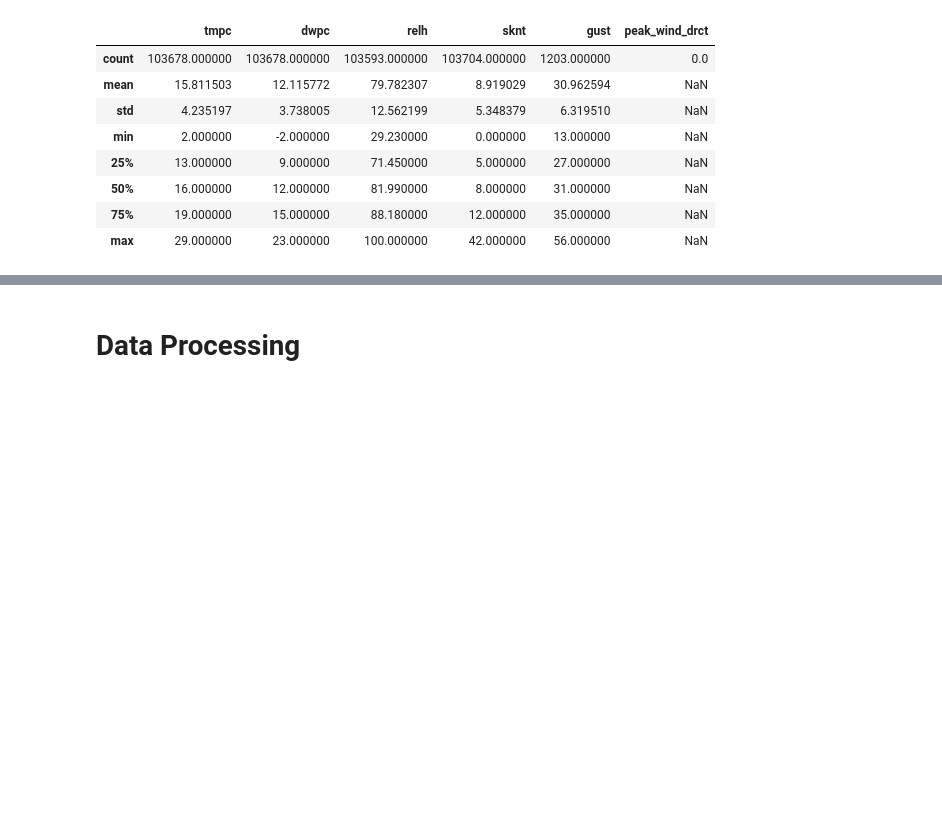
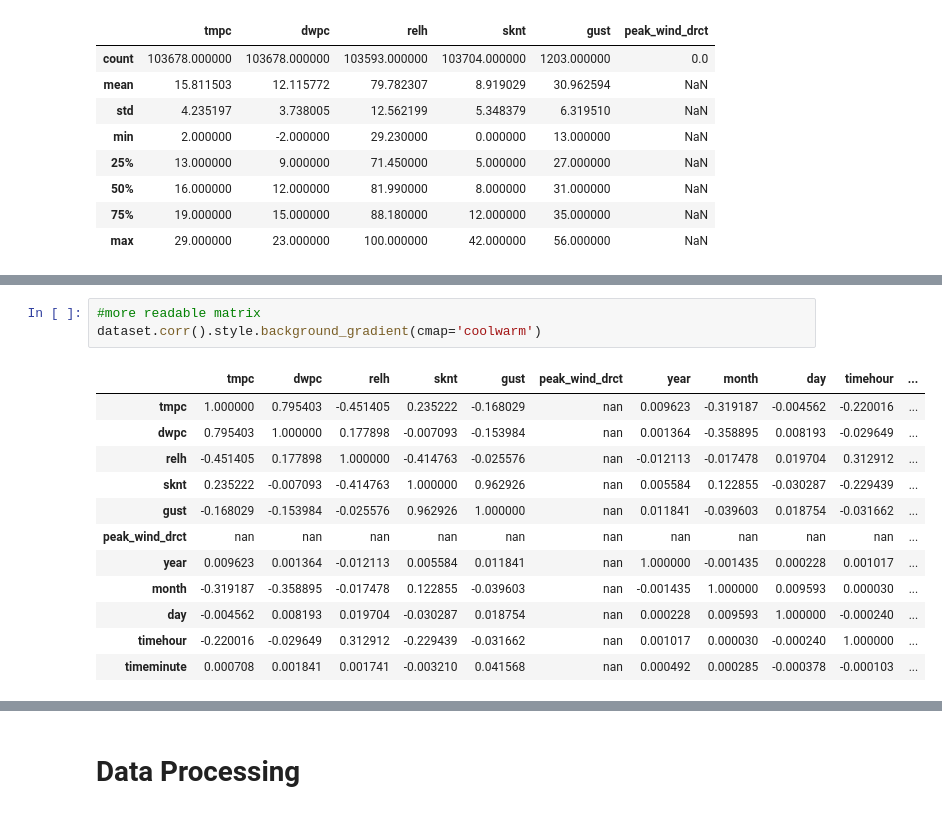
Before and after one commit to Tokachung/Phase2DataScience, a Jupyter notebook: submission.ipynb, the cells around one changed output, grey strips where cells are left out. Drawn from its saved outputs; the diff is of its cells as text; blank space fills up the shorter version.

```diff
--- a/submission.ipynb
+++ b/submission.ipynb
@@ -78,3 +86,19 @@ sns.heatmap(dataset.corr(), annot=True, square=True)
+# %%
+#more readable matrix
+dataset.corr().style.background_gradient(cmap='coolwarm')
+# %% [output]
+|  | tmpc | dwpc | relh | sknt | gust | peak_wind_drct | year | month | day | timehour | ... |
+| tmpc | 1.000000 | 0.795403 | -0.451405 | 0.235222 | -0.168029 | nan | 0.009623 | -0.319187 | -0.004562 | -0.220016 | ... |
+| dwpc | 0.795403 | 1.000000 | 0.177898 | -0.007093 | -0.153984 | nan | 0.001364 | -0.358895 | 0.008193 | -0.029649 | ... |
+| relh | -0.451405 | 0.177898 | 1.000000 | -0.414763 | -0.025576 | nan | -0.012113 | -0.017478 | 0.019704 | 0.312912 | ... |
+| sknt | 0.235222 | -0.007093 | -0.414763 | 1.000000 | 0.962926 | nan | 0.005584 | 0.122855 | -0.030287 | -0.229439 | ... |
+| gust | -0.168029 | -0.153984 | -0.025576 | 0.962926 | 1.000000 | nan | 0.011841 | -0.039603 | 0.018754 | -0.031662 | ... |
+| peak_wind_drct | nan | nan | nan | nan | nan | nan | nan | nan | nan | nan | ... |
+| year | 0.009623 | 0.001364 | -0.012113 | 0.005584 | 0.011841 | nan | 1.000000 | -0.001435 | 0.000228 | 0.001017 | ... |
+| month | -0.319187 | -0.358895 | -0.017478 | 0.122855 | -0.039603 | nan | -0.001435 | 1.000000 | 0.009593 | 0.000030 | ... |
+| day | -0.004562 | 0.008193 | 0.019704 | -0.030287 | 0.018754 | nan | 0.000228 | 0.009593 | 1.000000 | -0.000240 | ... |
+| timehour | -0.220016 | -0.029649 | 0.312912 | -0.229439 | -0.031662 | nan | 0.001017 | 0.000030 | -0.000240 | 1.000000 | ... |
+| timeminute | 0.000708 | 0.001841 | 0.001741 | -0.003210 | 0.041568 | nan | 0.000492 | 0.000285 | -0.000378 | -0.000103 | ... |
 # %%
 # fig = plt.figure()
 
```
Also changed, not shown: parts of 23 cells of this notebook.
